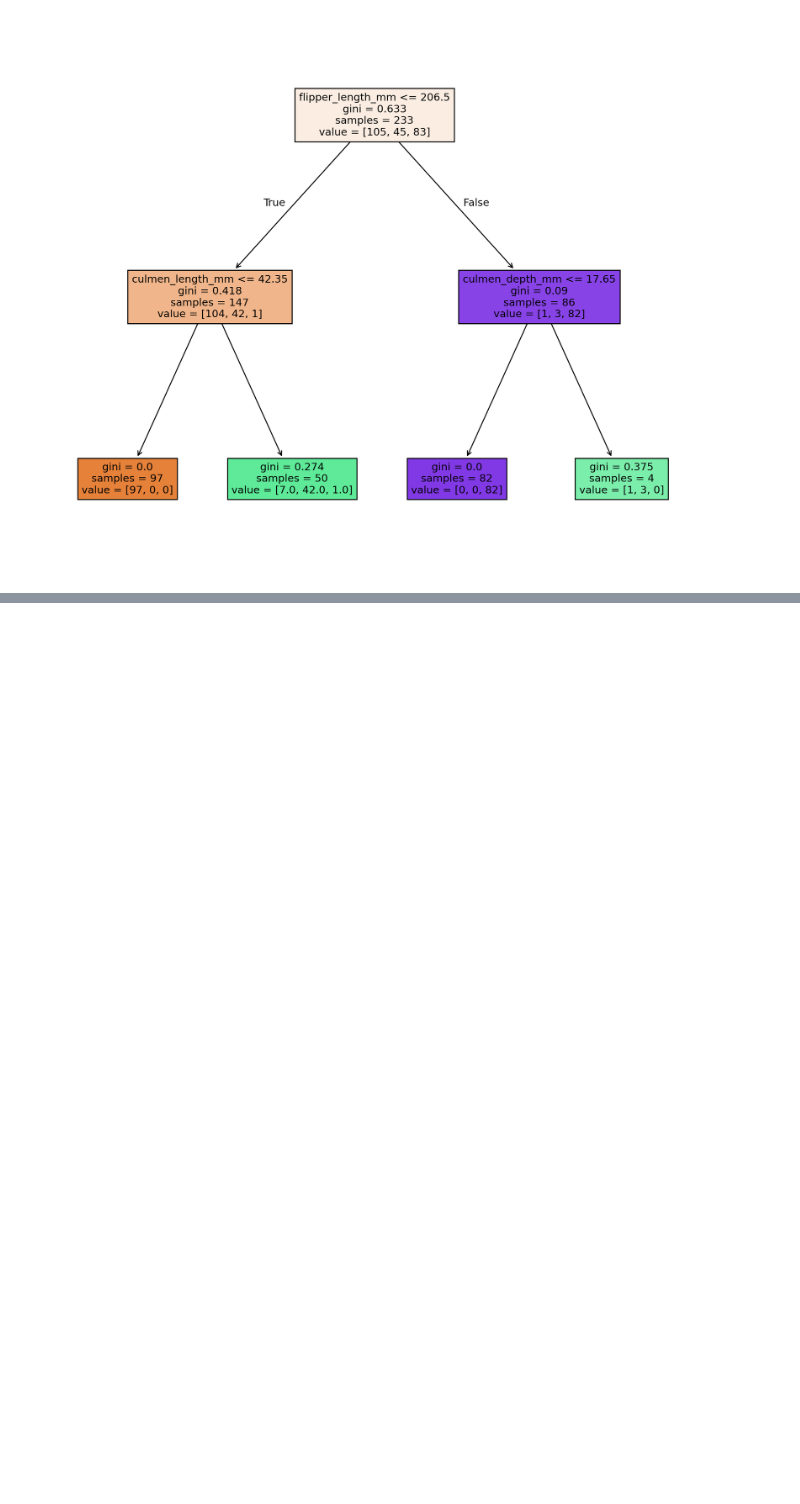
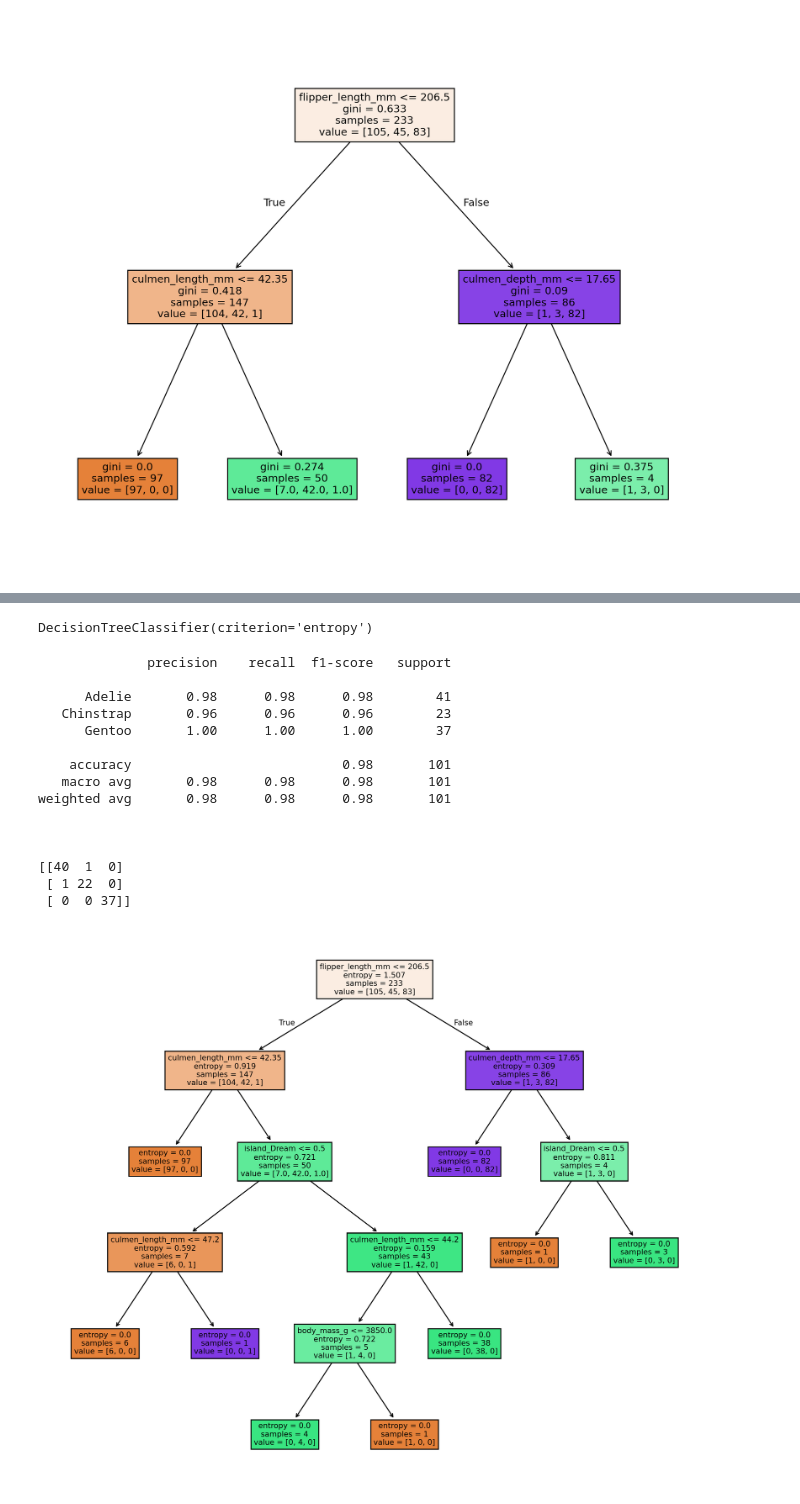
Before and after one commit to DHANA5982/Machine-Learning-with-Python-Lr, a Jupyter notebook: Decision Tree/Decision Tree.ipynb, the cells around one changed output, grey strips where cells are left out. Drawn from its saved outputs; the diff is of its cells as text; code cells hidden in the pictures; blank space fills up the shorter version.

```diff
--- a/Decision Tree/Decision Tree.ipynb
+++ b/Decision Tree/Decision Tree.ipynb
@@ -273,0 +299,25 @@ weighted avg       0.95      0.94      0.94       101
+# %%
+entropy_tree = DecisionTreeClassifier(criterion = 'entropy')
+# %%
+entropy_tree.fit(X_train, y_train)
+# %% [output]
+DecisionTreeClassifier(criterion='entropy')
+# %%
+report_model(entropy_tree)
+# %% [output]
+              precision    recall  f1-score   support
+
+      Adelie       0.98      0.98      0.98        41
+   Chinstrap       0.96      0.96      0.96        23
+      Gentoo       1.00      1.00      1.00        37
+
+    accuracy                           0.98       101
+   macro avg       0.98      0.98      0.98       101
+weighted avg       0.98      0.98      0.98       101
+
+
+
+[[40  1  0]
+ [ 1 22  0]
+ [ 0  0 37]]
+[figure, added]
```
Also changed, not shown: parts of 12 cells of this notebook.
